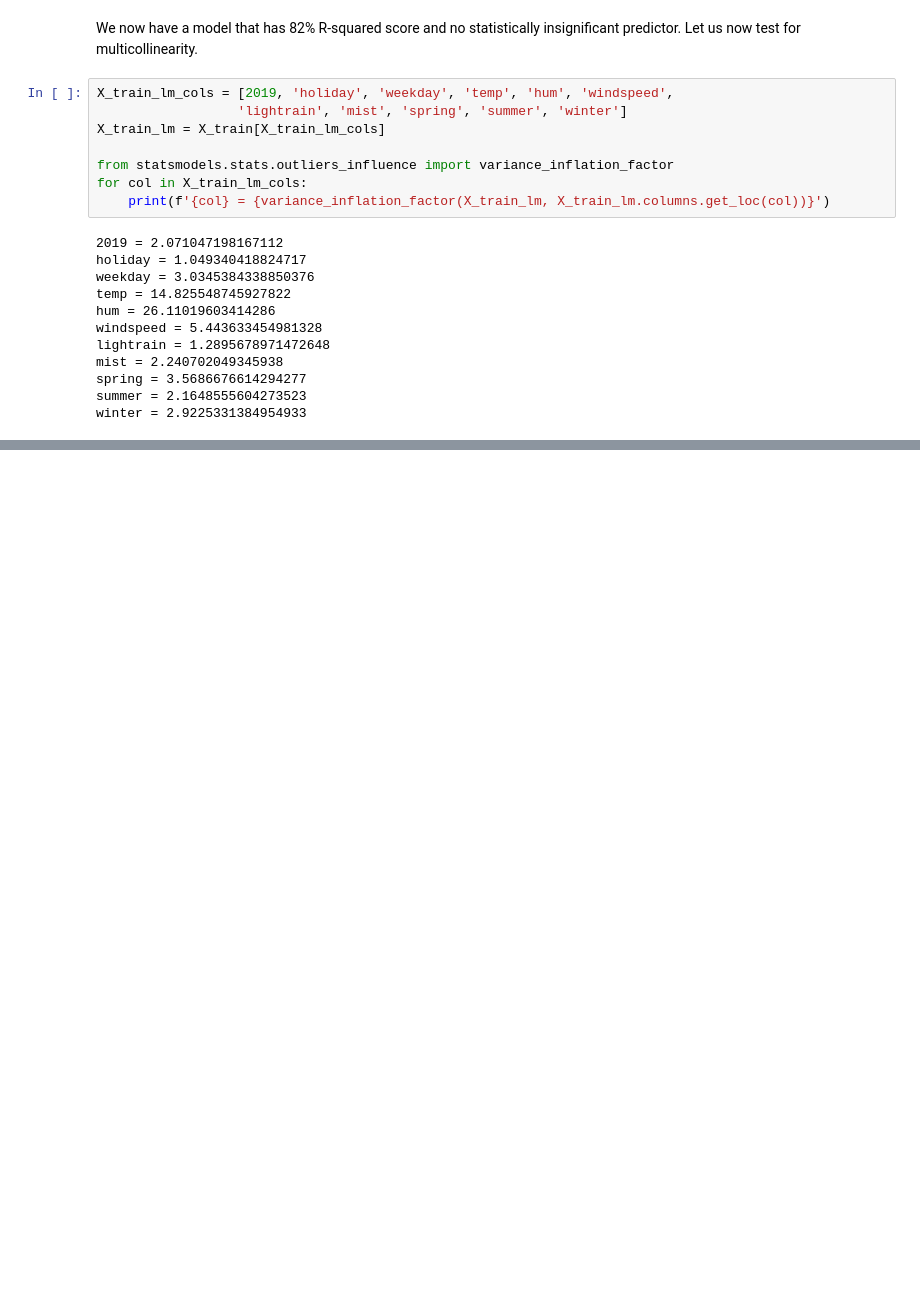
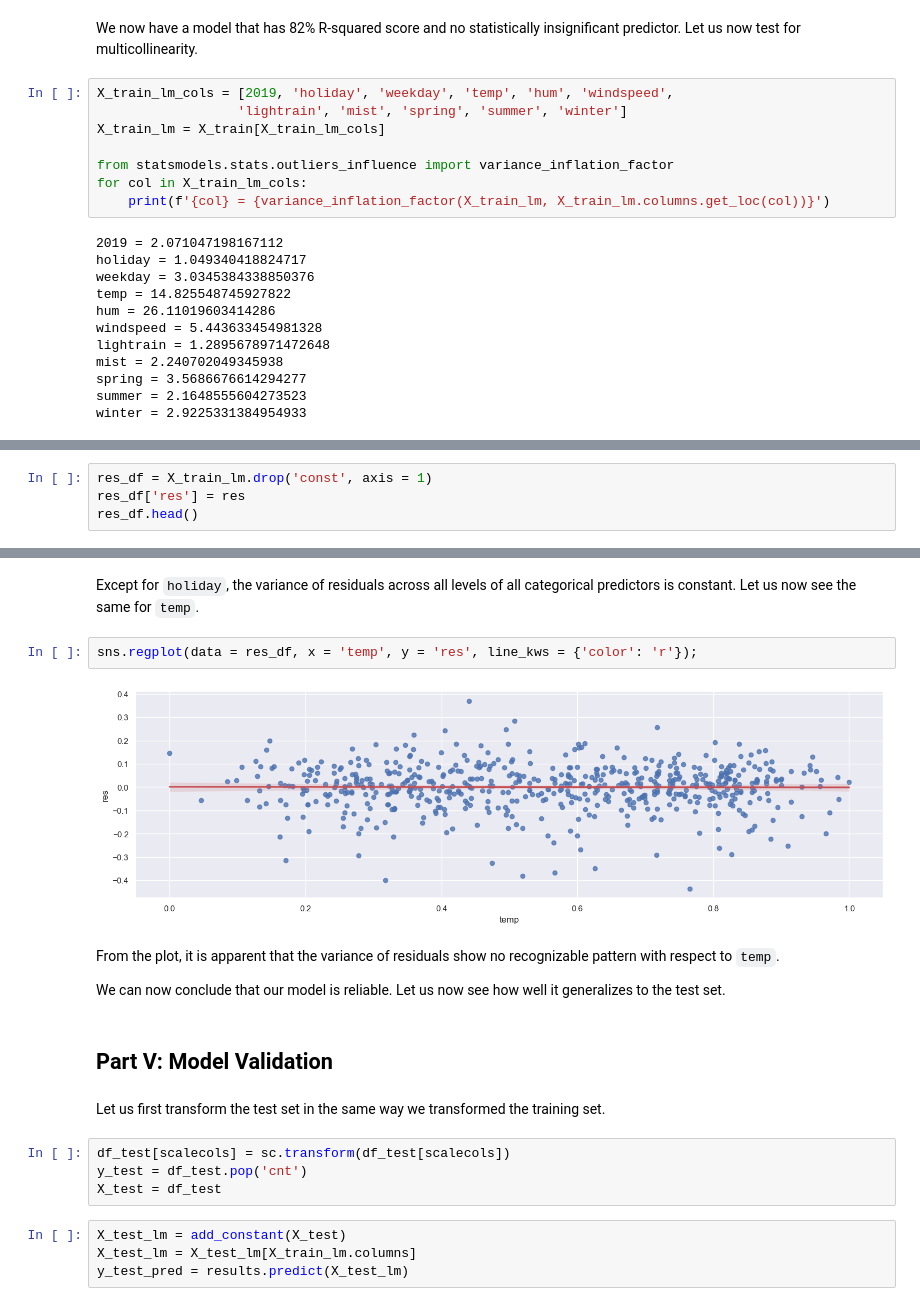
Before and after one commit to somrikbanerjee/ml_bike_sharing, a Jupyter notebook: bike_sharing_analysis.ipynb, the cells around one changed output, grey strips where cells are left out. Saved outputs shown, nothing was run; the diff lists cells and outputs as text; blank space fills up the shorter version.

```diff
--- a/bike_sharing_analysis.ipynb
+++ b/bike_sharing_analysis.ipynb
@@ -466,0 +647,4 @@ winter = 2.9225331384954933
+# %%
+res_df = X_train_lm.drop('const', axis = 1)
+res_df['res'] = res
+res_df.head()
@@ -466,0 +682,22 @@ winter = 2.9225331384954933
+# %% [markdown]
+Except for `holiday`, the variance of residuals across all levels of all categorical predictors is constant. Let us now see the same for `temp`.
+# %%
+sns.regplot(data = res_df, x = 'temp', y = 'res', line_kws = {'color': 'r'});
+# %% [output]
+[figure, added]
+# %% [markdown]
+From the plot, it is apparent that the variance of residuals show no recognizable pattern with respect to `temp`.
+
+We can now conclude that our model is reliable. Let us now see how well it generalizes to the test set.
+# %% [markdown]
+## Part V: Model Validation
+# %% [markdown]
+Let us first transform the test set in the same way we transformed the training set.
+# %%
+df_test[scalecols] = sc.transform(df_test[scalecols])
+y_test = df_test.pop('cnt')
+X_test = df_test
+# %%
+X_test_lm = add_constant(X_test)
+X_test_lm = X_test_lm[X_train_lm.columns]
+y_test_pred = results.predict(X_test_lm)
```
Also changed, not shown: parts of 34 cells of this notebook.
